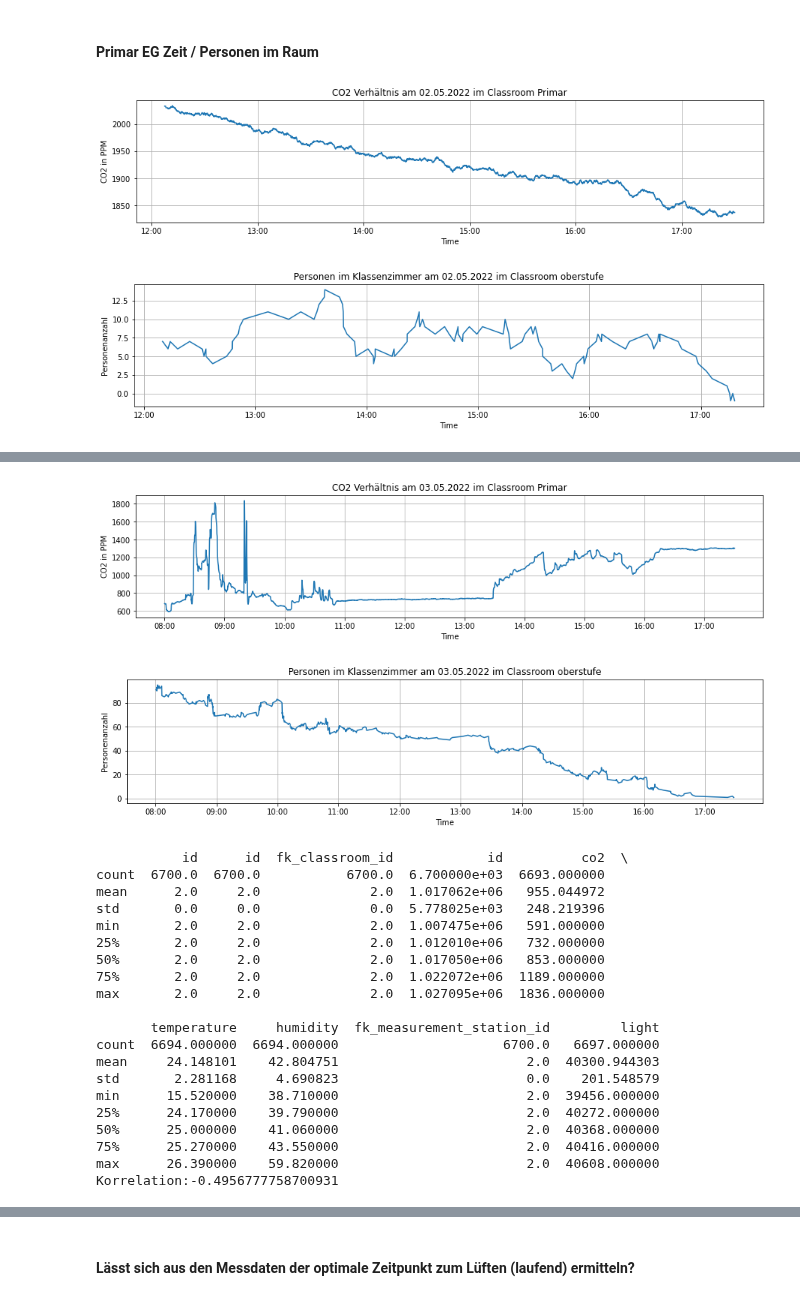
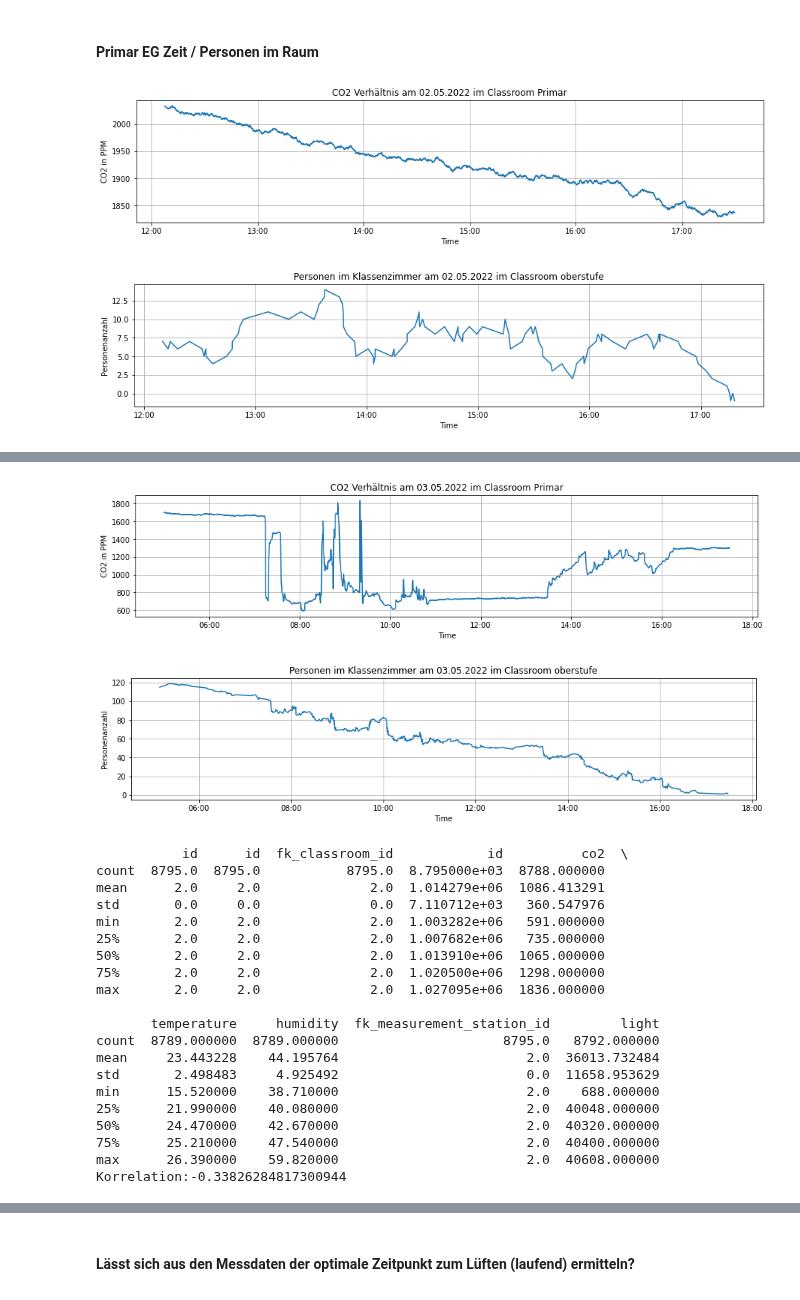
Before and after one commit to Smart-Classroom-Challenge/Data-Evaluation, a Jupyter notebook: data-evaluation.ipynb, the cells around one changed output, grey strips where cells are left out. Cells and saved outputs as stored; diff of their text form; code cells hidden in the pictures.

```diff
--- a/data-evaluation.ipynb
+++ b/data-evaluation.ipynb
@@ -99,6 +99,9 @@ def get_entrance(name, startDate, endDate):
 
     con.close()
 
+    result = result.sort_values(['time'])
+
+
     return result
 
 get_entrance('Primarklasse_EG', '2022-05-05', '2022-05-06')
@@ -131,4 +134,6 @@ def get_people_count_overtime(entrance_list):
 
         d = dict({'people_count': people_count, 'time': ttime})
         array.append(d)
-    return pd.DataFrame.from_dict(array,orient='columns')
+    df = pd.DataFrame.from_dict(array,orient='columns')
+    df = df.sort_values(['time'], ascending=True)
+    return df
@@ -301,8 +323,10 @@ data.describe()
 # %% [markdown]
 #### Primar EG Zeit / Personen im Raum
 # %%
-df_people = get_people_count_overtime(get_entrance('Primarklasse_EG', startDate = "2022-05-02 08:00:00", endDate = "2022-05-02 17:30:00"))
-data = get_measurement(name = "Primarklasse_EG", startDate = "2022-05-02 08:00:00", endDate = "2022-05-02 17:30:00")
+## Week 1 Korrelation People to Co2
+
+df_people = get_people_count_overtime(get_entrance('Primarklasse_EG', startDate = "2022-05-02 05:00:00", endDate = "2022-05-02 17:30:00"))
+data = get_measurement(name = "Primarklasse_EG", startDate = "2022-05-02 05:00:00", endDate = "2022-05-02 17:30:00")
 
 
 
@@ -329,8 +353,8 @@ print(data.describe())
 print(f'Korrelation:{data.corrwith(df_people.people_count).co2}')
 
 
-df_people = get_people_count_overtime(get_entrance('Primarklasse_EG', startDate = "2022-05-03 08:00:00", endDate = "2022-05-03 17:30:00"))
-data = get_measurement(name = "Primarklasse_EG", startDate = "2022-05-03 08:00:00", endDate = "2022-05-03 17:30:00")
+df_people = get_people_count_overtime(get_entrance('Primarklasse_EG', startDate = "2022-05-03 05:00:00", endDate = "2022-05-03 17:30:00"))
+data = get_measurement(name = "Primarklasse_EG", startDate = "2022-05-03 05:00:00", endDate = "2022-05-03 17:30:00")
 
 
 plt.figure(figsize = (15,3))
@@ -355,8 +379,8 @@ plt.show()
 print(data.describe())
 print(f'Korrelation:{data.corrwith(df_people.people_count).co2}')
 
-df_people = get_people_count_overtime(get_entrance('Primarklasse_EG', startDate = "2022-05-04 08:00:00", endDate = "2022-05-04 17:30:00"))
-data = get_measurement(name = "Primarklasse_EG", startDate = "2022-05-04 08:00:00", endDate = "2022-05-04 17:30:00")
+df_people = get_people_count_overtime(get_entrance('Primarklasse_EG', startDate = "2022-05-04 05:00:00", endDate = "2022-05-04 17:30:00"))
+data = get_measurement(name = "Primarklasse_EG", startDate = "2022-05-04 05:00:00", endDate = "2022-05-04 17:30:00")
 
 
 plt.figure(figsize = (15,3))
@@ -381,8 +405,8 @@ plt.show()
 print(data.describe())
 print(f'Korrelation:{data.corrwith(df_people.people_count).co2}')
 
-df_people = get_people_count_overtime(get_entrance('Primarklasse_EG', startDate = "2022-05-05 08:00:00", endDate = "2022-05-05 17:30:00"))
-data = get_measurement(name = "Primarklasse_EG", startDate = "2022-05-05 08:00:00", endDate = "2022-05-05 17:30:00")
+df_people = get_people_count_overtime(get_entrance('Primarklasse_EG', startDate = "2022-05-05 05:00:00", endDate = "2022-05-05 17:30:00"))
+data = get_measurement(name = "Primarklasse_EG", startDate = "2022-05-05 05:00:00", endDate = "2022-05-05 17:30:00")
 
 
 plt.figure(figsize = (15,3))
@@ -432,22 +456,22 @@ Korrelation:-0.4998752217027135
-[figure, old version]
+[figure, new version]
-[figure, old version]
+[figure, new version]
            id      id  fk_classroom_id            id          co2  \
-count  6700.0  6700.0           6700.0  6.700000e+03  6693.000000
-mean      2.0     2.0              2.0  1.017062e+06   955.044972
-std       0.0     0.0              0.0  5.778025e+03   248.219396
-min       2.0     2.0              2.0  1.007475e+06   591.000000
-25%       2.0     2.0              2.0  1.012010e+06   732.000000
-50%       2.0     2.0              2.0  1.017050e+06   853.000000
-75%       2.0     2.0              2.0  1.022072e+06  1189.000000
+count  8795.0  8795.0           8795.0  8.795000e+03  8788.000000
+mean      2.0     2.0              2.0  1.014279e+06  1086.413291
+std       0.0     0.0              0.0  7.110712e+03   360.547976
+min       2.0     2.0              2.0  1.003282e+06   591.000000
+25%       2.0     2.0              2.0  1.007682e+06   735.000000
+50%       2.0     2.0              2.0  1.013910e+06  1065.000000
+75%       2.0     2.0              2.0  1.020500e+06  1298.000000
 max       2.0     2.0              2.0  1.027095e+06  1836.000000
 
        temperature     humidity  fk_measurement_station_id         light
-count  6694.000000  6694.000000                     6700.0   6697.000000
-mean     24.148101    42.804751                        2.0  40300.944303
-std       2.281168     4.690823                        0.0    201.548579
-min      15.520000    38.710000                        2.0  39456.000000
-25%      24.170000    39.790000                        2.0  40272.000000
-50%      25.000000    41.060000                        2.0  40368.000000
-75%      25.270000    43.550000                        2.0  40416.000000
+count  8789.000000  8789.000000                     8795.0   8792.000000
+mean     23.443228    44.195764                        2.0  36013.732484
+std       2.498483     4.925492                        0.0  11658.953629
+min      15.520000    38.710000                        2.0    688.000000
+25%      21.990000    40.080000                        2.0  40048.000000
+50%      24.470000    42.670000                        2.0  40320.000000
+75%      25.210000    47.540000                        2.0  40400.000000
 max      26.390000    59.820000                        2.0  40608.000000
-Korrelation:-0.4956777758700931
+Korrelation:-0.33826284817300944
```
Also changed, not shown: parts of 2 cells of this notebook.
